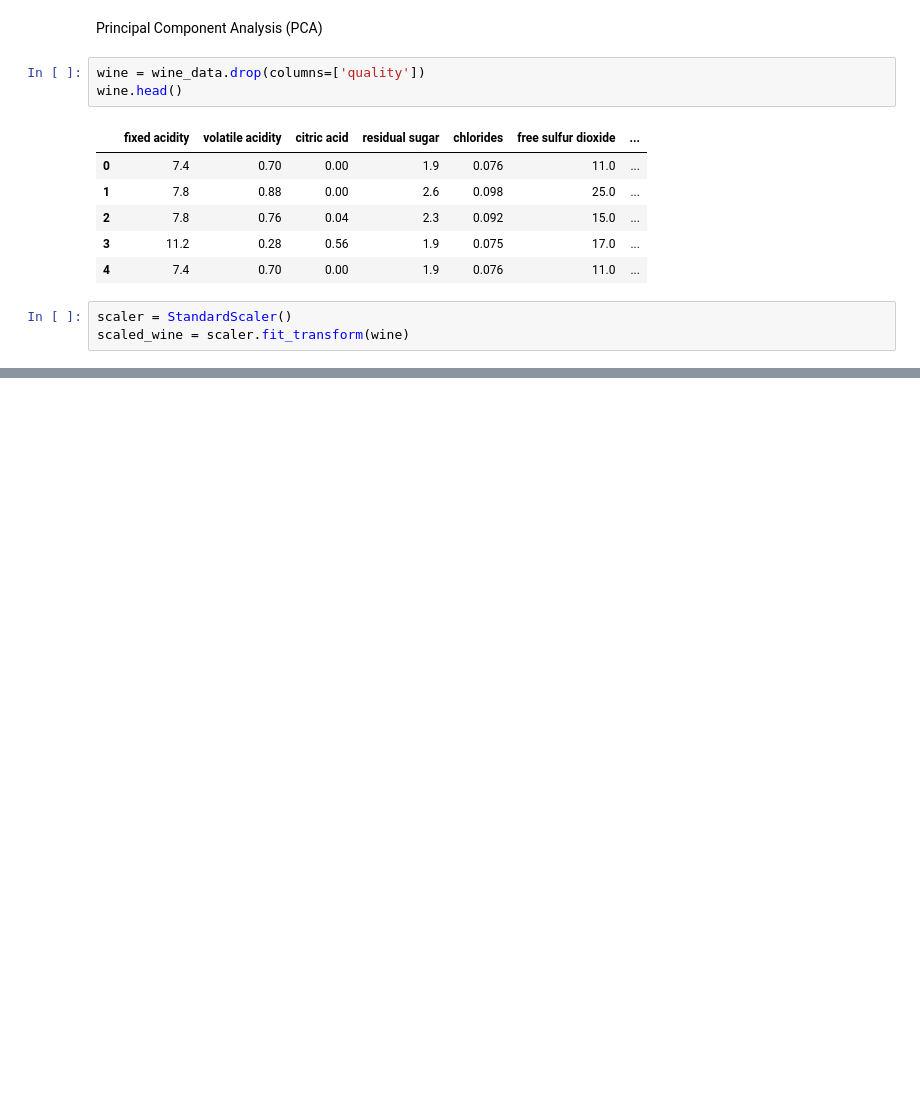
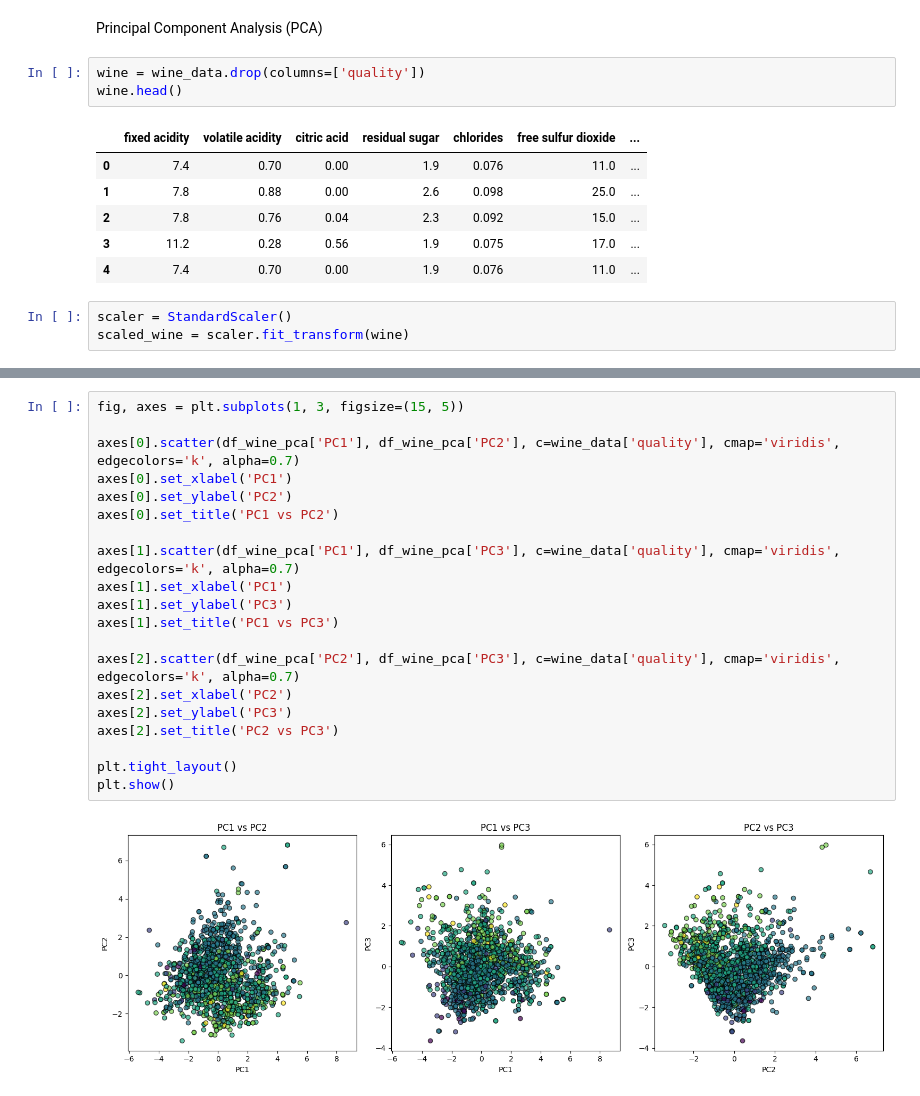
Before and after one commit to gsankarvg/Pattern-Rec---LC1, a Jupyter notebook: q9.ipynb, the cells around one changed output, grey strips where cells are left out. Cells and saved outputs as stored; diff of their text form; blank space fills up the shorter version.

```diff
--- a/q9.ipynb
+++ b/q9.ipynb
@@ -189,0 +129,22 @@ Note: you may need to restart the kernel to use updated packages.
+# %%
+fig, axes = plt.subplots(1, 3, figsize=(15, 5))
+
+axes[0].scatter(df_wine_pca['PC1'], df_wine_pca['PC2'], c=wine_data['quality'], cmap='viridis', edgecolors='k', alpha=0.7)
+axes[0].set_xlabel('PC1')
+axes[0].set_ylabel('PC2')
+axes[0].set_title('PC1 vs PC2')
+
+axes[1].scatter(df_wine_pca['PC1'], df_wine_pca['PC3'], c=wine_data['quality'], cmap='viridis', edgecolors='k', alpha=0.7)
+axes[1].set_xlabel('PC1')
+axes[1].set_ylabel('PC3')
+axes[1].set_title('PC1 vs PC3')
+
+axes[2].scatter(df_wine_pca['PC2'], df_wine_pca['PC3'], c=wine_data['quality'], cmap='viridis', edgecolors='k', alpha=0.7)
+axes[2].set_xlabel('PC2')
+axes[2].set_ylabel('PC3')
+axes[2].set_title('PC2 vs PC3')
+
+plt.tight_layout()
+plt.show()
+# %% [output]
+[figure, added]
```
Also changed, not shown: parts of 10 cells of this notebook, 14 other files.
